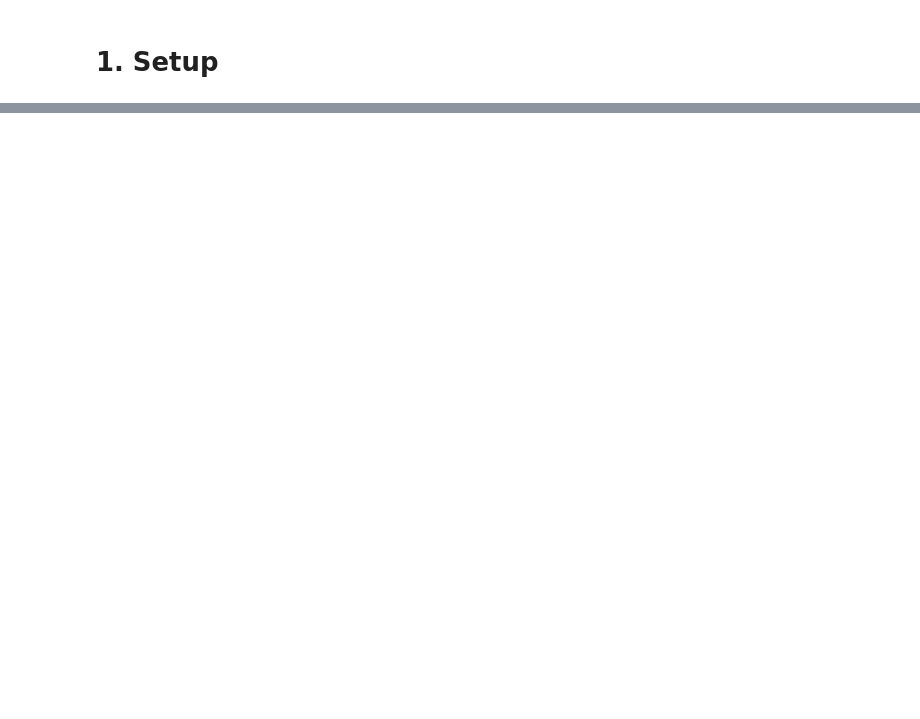
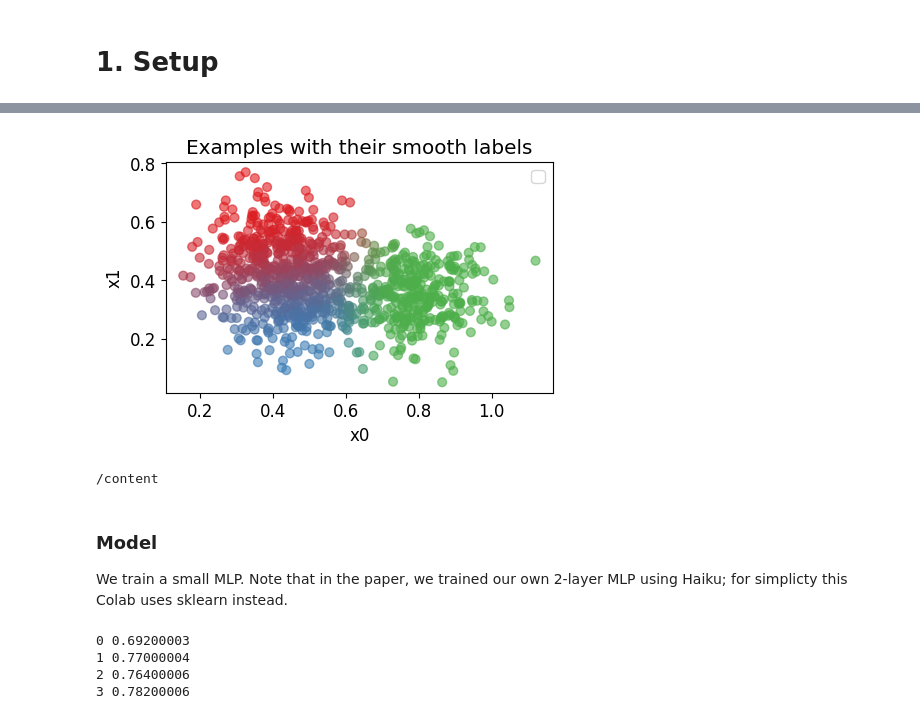
Before and after one commit to SamPIngram/uncertain_ground_truth_experiments, a Jupyter notebook: tutorial.ipynb, the cells around one changed output, grey strips where cells are left out. Drawn from its saved outputs; the diff is of its cells as text; code cells hidden in the pictures; blank space fills up the shorter version.

```diff
--- a/tutorial.ipynb
+++ b/tutorial.ipynb
@@ -14,0 +118,4 @@ The tutorial will look to explain how the approach can be used to other experime
+# %%
+colab_utils.plot_smooth_data(
+      data['train_examples'], data['train_smooth_labels'], name='data_smooth', colors=colors)
+# %% [output]
@@ -14,0 +124,10 @@ The tutorial will look to explain how the approach can be used to other experime
+[figure, added]
+# %%
+%cd /content/
+with open('toy_data.pkl', 'wb') as f:
+  pickle.dump(data, f)
+# %% [output]
+/content
+# %% [markdown]
+### Model
+We train a small MLP. Note that in the paper, we trained our own 2-layer MLP using Haiku; for simplicty this Colab uses sklearn instead.
@@ -14,0 +145,10 @@ The tutorial will look to explain how the approach can be used to other experime
+# %%
+for seed in range(predictions.shape[0]):
+    print(seed, jnp.mean(data['test_labels'] == jnp.argmax(predictions[seed], axis=1)))
+    with open(f'toy_predictions{seed}.pkl', 'wb') as f:
+        pickle.dump(predictions[seed], f)
+# %% [output]
+0 0.69200003
+1 0.77000004
+2 0.76400006
+3 0.78200006
```
Also changed, not shown: parts of 14 cells of this notebook.
